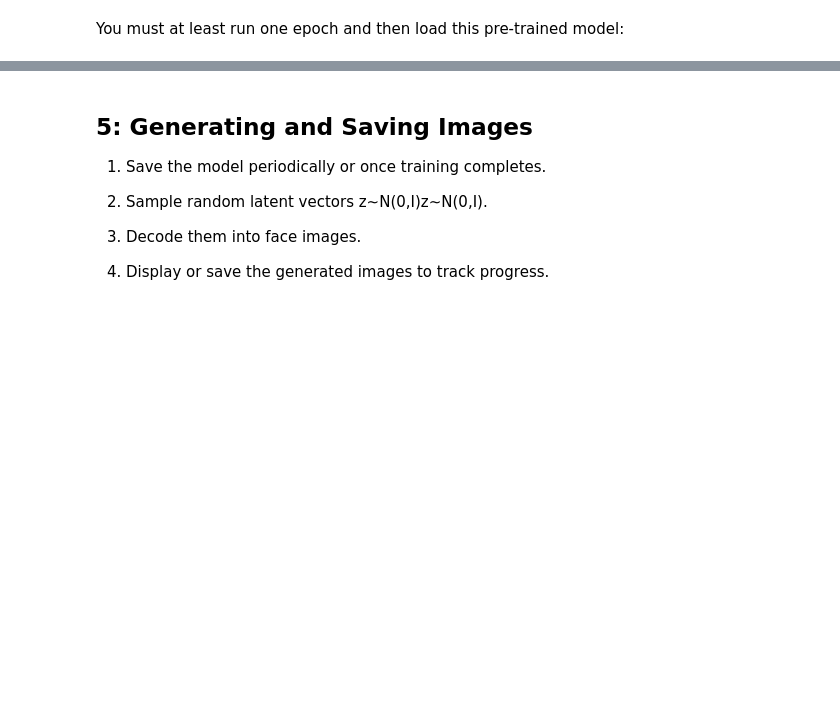
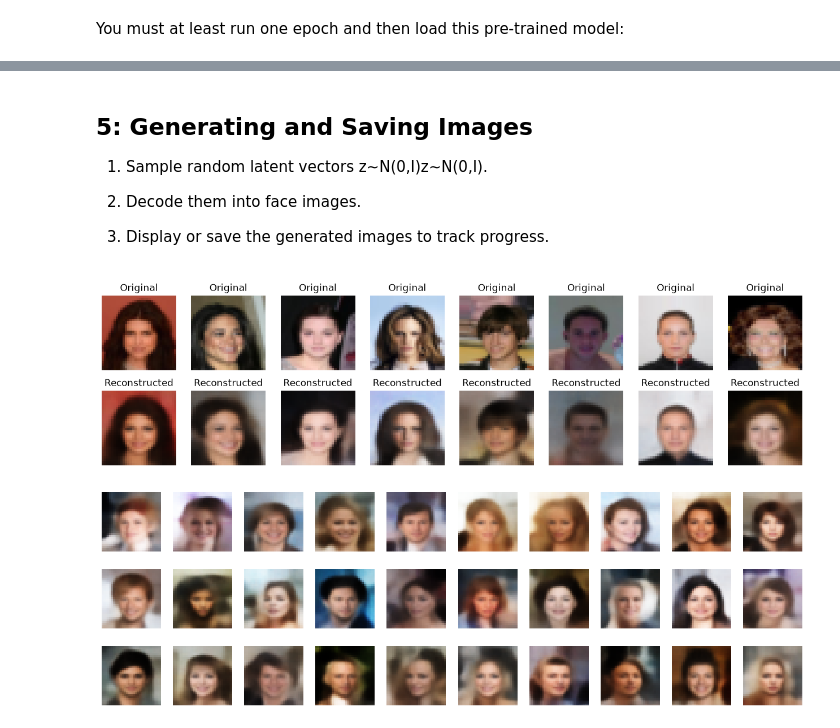
Before and after one commit to Minetriforce/Gen_AI-TDs, a Jupyter notebook: notebooks/TP1/TP_1_3_VAE_Face.ipynb, the cells around one changed output, grey strips where cells are left out. Cells and saved outputs as stored; diff of their text form; code cells hidden in the pictures; blank space fills up the shorter version.

```diff
--- a/notebooks/TP1/TP_1_3_VAE_Face.ipynb
+++ b/notebooks/TP1/TP_1_3_VAE_Face.ipynb
@@ -333,0 +193,7 @@ for epoch in range(EPOCHS):
+# %%
+class Sampling(nn.Module):
+    def forward(self, mu, logvar):
+        # Reparameterization trick
+        std = torch.exp(0.5 * logvar)
+        eps = torch.randn_like(std)
+        return mu + std * eps
@@ -333,0 +319,22 @@ for epoch in range(EPOCHS):
+# %%
+model = VAE(z_dim=Z_DIM).to(DEVICE)
+optimizer = optim.Adam(model.parameters(), lr=LEARNING_RATE)
+for epoch in range(EPOCHS):
+    model.train()
+    total_loss_val = 0.0
+    total_rec_val = 0.0
+    total_kl_val = 0.0
+    for batch_idx, (x, _) in enumerate(train_loader):
+        x = x.to(DEVICE)
+        optimizer.zero_grad()
+        mu, logvar, recon, _ = model(x)
+        loss, rec_loss, kl_loss = vae_loss_fn(x, recon, mu, logvar, BETA)
+        loss.backward()
+        optimizer.step()
+        total_loss_val += loss.item()
+        total_rec_val += rec_loss.item()
+        total_kl_val += kl_loss.item()
+    avg_loss = total_loss_val / len(train_loader)
+    avg_rec = total_rec_val / len(train_loader)
+    avg_kl = total_kl_val / len(train_loader)
+    print(f"Epoch [{epoch+1}/{EPOCHS}] | Loss: {avg_loss:.4f} | Recon:{avg_rec:.4f} | KL: {avg_kl:.4f}")
@@ -335,6 +345,6 @@ for epoch in range(EPOCHS):
 You must at least run one epoch and then load this pre-trained model:
 # %%
 # Load state dictionaries
-path= "path"
-model.load_state_dict(torch.load(path, map_location=DEVICE))
+model = VAE(z_dim=Z_DIM).to(DEVICE)
+model.load_state_dict(torch.load(MODELS_DIR / "vae_face.pt", map_location=DEVICE))
 model.eval()
@@ -341,24 +369,21 @@ model.eval()
 # %% [markdown]
 ## 5: Generating and Saving Images
 
-1. Save the model periodically or once training completes.
+1. Sample random latent vectors z∼N(0,I)z∼N(0,I).
 
-2. Sample random latent vectors z∼N(0,I)z∼N(0,I).
+2. Decode them into face images.
 
-3. Decode them into face images.
-
-4. Display or save the generated images to track progress.
+3. Display or save the generated images to track progress.
 # %%
-# Save the final model
-os.makedirs("./models", exist_ok=True)
-torch.save(model.state_dict(), "./models/vae_face.pt")
 model.eval()
+
 # Take a small batch to reconstruct
 data_iter = iter(train_loader)
 images, _ = next(data_iter)
 images = images[:8].to(DEVICE)
 with torch.no_grad():
-    mu, logvar, recon,_ = xxx(images)
+    mu, logvar, recon,_ = model(images)
+
 # Visualize original vs. reconstructions
 def show_reconstructions(orig, recon):
     """
@@ -367,34 +392,38 @@ def show_reconstructions(orig, recon):
     n = orig.size(0)
     plt.figure(figsize=(2*n, 4))
     for i in range(n):
         # Original
         plt.subplot(2, n, i+1)
         plt.imshow(orig[i].permute(1,2,0).cpu().numpy())
         plt.title("Original")
         plt.axis("off")
     for i in range(n):
         # Recon
         plt.subplot(2, n, n+i+1)
         plt.imshow(recon[i].permute(1,2,0).detach().cpu().numpy())
         plt.title("Reconstructed")
         plt.axis("off")
     plt.show()
 show_reconstructions(images, recon)
 model.eval()
 grid_width, grid_height = 10, 3
 z_sample = torch.randn((grid_width*grid_height, Z_DIM)).to(DEVICE)
 with torch.no_grad():
-    recon = xxx.decoder(xxx).detach()
+    recon = model.decoder(z_sample).detach()
+
 # Plot the generated images
 def show_generated(recon, w=grid_width, h=grid_height):
     recon = recon.cpu()
     fig = plt.figure(figsize=(16, 5))
     for i in range(w*h):
         ax = fig.add_subplot(h, w, i+1)
         ax.axis("off")
         ax.imshow(recon[i].permute(1,2,0).numpy())
     plt.show()
 show_generated(recon)
+# %% [output]
+[figure, added]
+[figure, added]
 # %% [markdown]
 ## 6: Next Steps and Experiments (optional)
 
```
Also changed, not shown: parts of 49 cells of this notebook, 3 other files.
